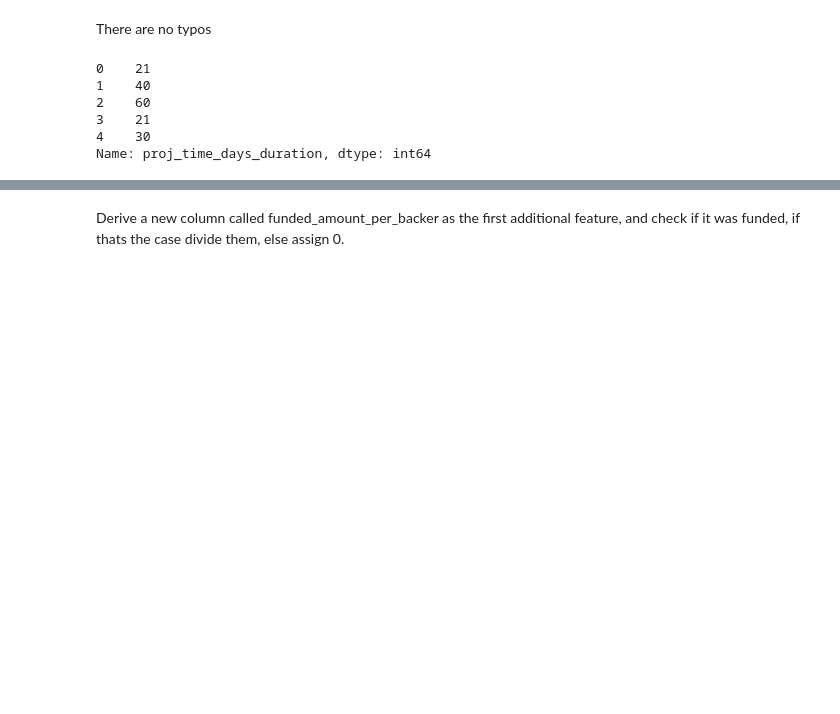
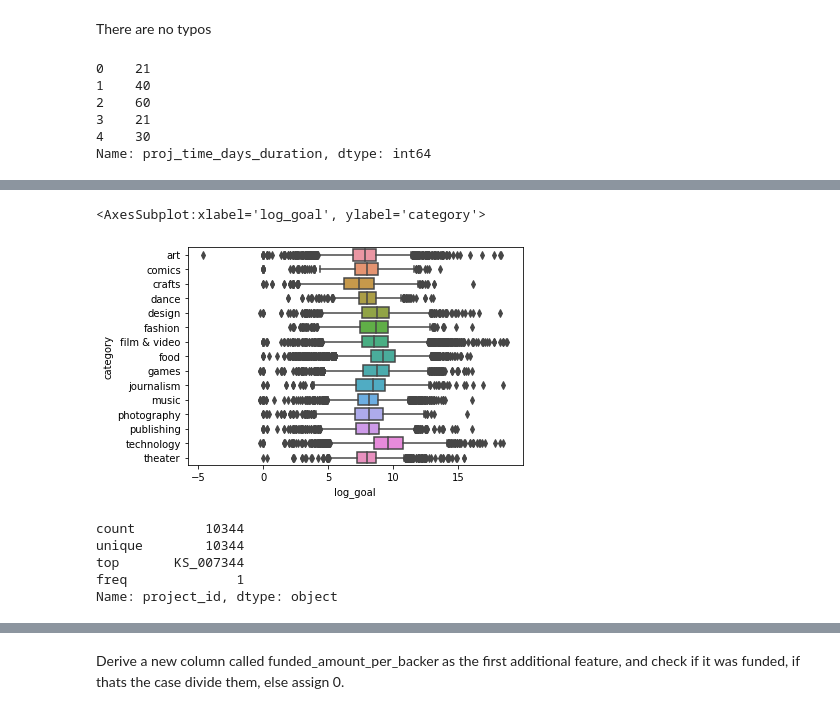
Before and after one commit to d-istratii/DataScienceVU, a Jupyter notebook: model.ipynb, the cells around one changed output, grey strips where cells are left out. Saved outputs shown, nothing was run; the diff lists cells and outputs as text; code cells hidden in the pictures; blank space fills up the shorter version.

```diff
--- a/model.ipynb
+++ b/model.ipynb
@@ -232,0 +248,14 @@ Name: proj_time_days_duration, dtype: int64
+# %%
+sns.boxplot(x=dataFrame.log_goal, y=dataFrame.category)
+# %% [output]
+<AxesSubplot:xlabel='log_goal', ylabel='category'>
+[figure, added]
+# %%
+dff = dataFrame[dataFrame.category == "art"]
+dff.project_id.describe()
+# %% [output]
+count         10344
+unique        10344
+top       KS_007344
+freq              1
+Name: project_id, dtype: object
```
Also changed, not shown: parts of 36 cells of this notebook.
